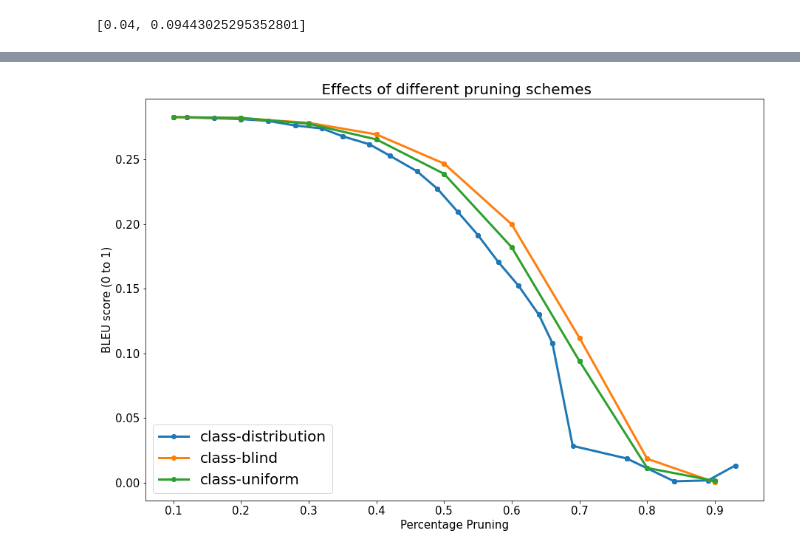
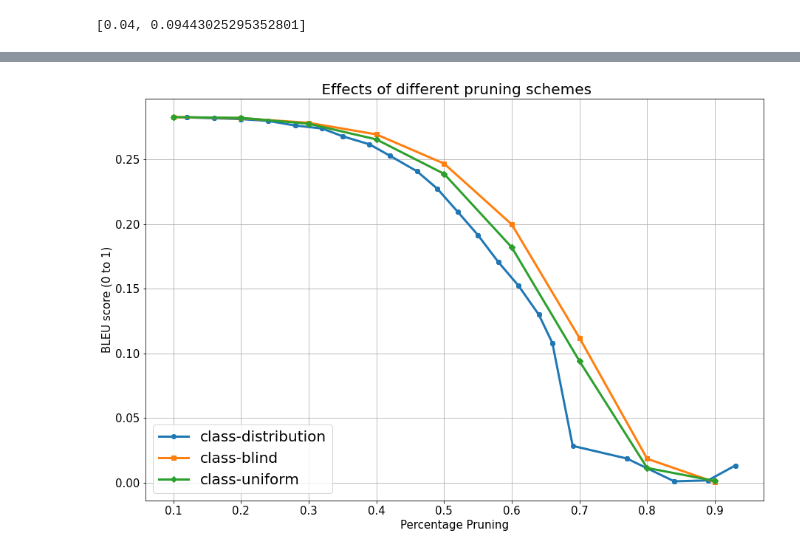
Before and after one commit to Kyrylo-Shyvam/LSTM-Pruning, a Jupyter notebook: Notebooks/make_chart.ipynb, the cells around one changed output, grey strips where cells are left out. Drawn from its saved outputs; the diff is of its cells as text; code cells hidden in the pictures.

```diff
--- a/Notebooks/make_chart.ipynb
+++ b/Notebooks/make_chart.ipynb
@@ -104,21 +105,23 @@ class-distribution
 # %%
 _,ax=plt.subplots(1, figsize=(15,10))
-for i,j in zip(types,final):
+markers = ['o', 's', 'D', ]
+for i,j,m in zip(types,final,markers):
     j = sorted(j, key=lambda x : x[0])
     if i == 'class-distribution':
         j = j[1:]
     if i == 'random':
         continue
     x_y = np.array(j)
-    plt.plot(x_y[:,0],x_y[:,1],marker='o',label=i,linewidth=3)
+    plt.plot(x_y[:,0],x_y[:,1],marker=m,label=i,linewidth=3)
 plt.legend(loc=3,prop={'size': 20})
 plt.xticks([0.1,0.2,0.3,0.4,0.5,0.6,0.7,0.8,0.9])
 ax.tick_params(axis='x', labelsize=15)
 ax.tick_params(axis='y', labelsize=15)
 ax.set_xlabel('Percentage Pruning',fontsize=15)
 ax.set_ylabel('BLEU score (0 to 1)',fontsize=15)
 ax.set_title(' Effects of different pruning schemes', fontsize=20)
+ax.grid()
 plt.savefig('different_pruning_schemes3.png')
 plt.show()
 # %% [output]
-[figure, old version]
+[figure, new version]
```
Also changed, not shown: parts of 15 cells of this notebook, 7 other files.
